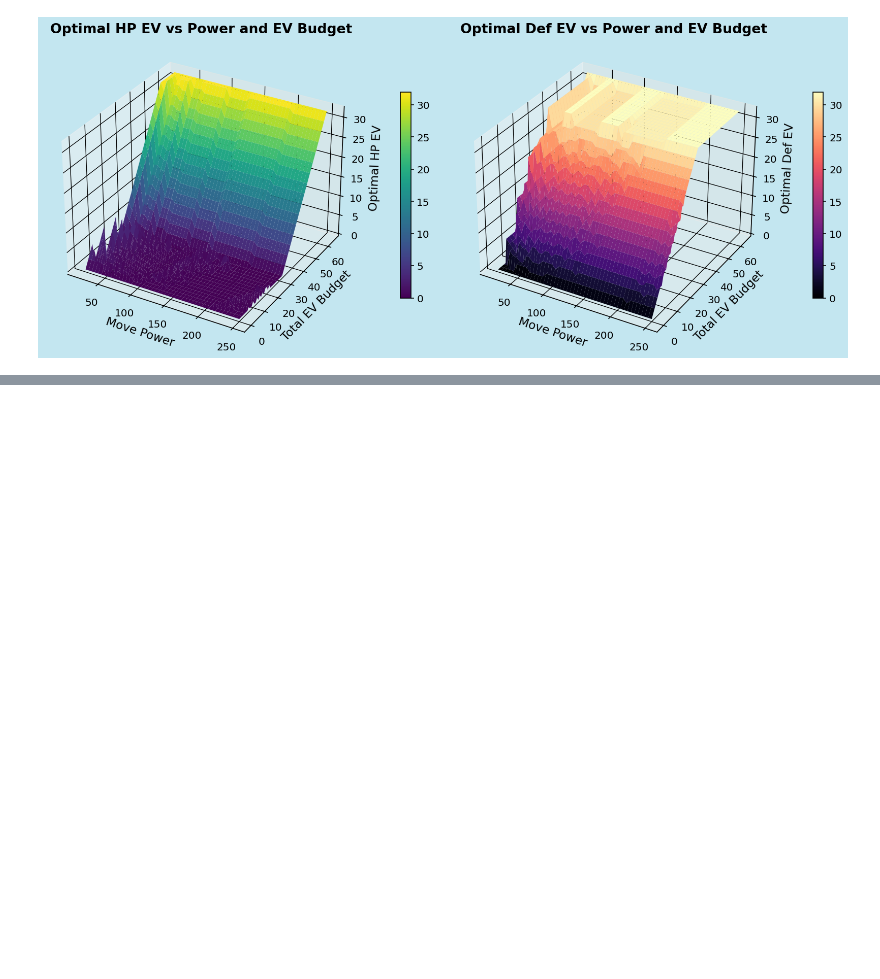
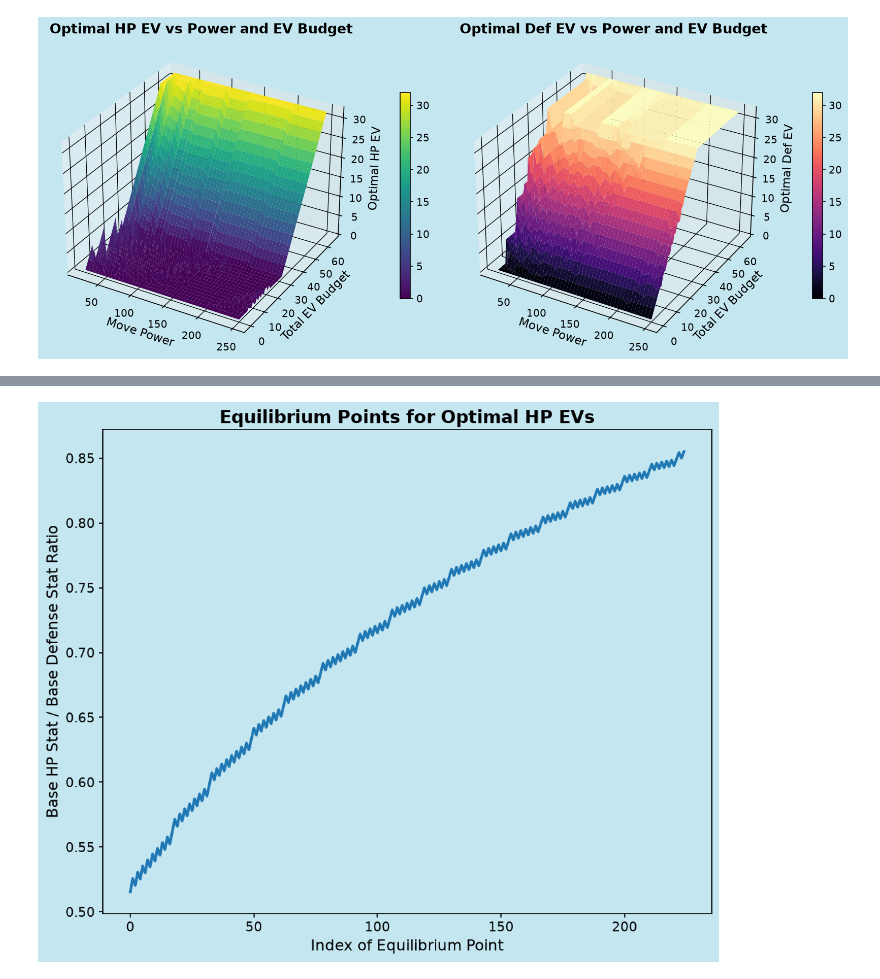
Before and after one commit to switzere/Pokemon-Stat-Optimize, a Jupyter notebook: optimize.ipynb, the cells around one changed output, grey strips where cells are left out. Cells and saved outputs as stored; diff of their text form; code cells hidden in the pictures; blank space fills up the shorter version.

```diff
--- a/optimize.ipynb
+++ b/optimize.ipynb
@@ -1275,0 +1188,7 @@ Minimum Damage Percent: 2.332361516034985
+# %%
+#from stats_grid get all points where the ratio is 0.5
+
+equalibriam_from_sg = np.argwhere(stats_grid == 0.5)+50
+#add ratio to equalibriam_from_sg
+equalibriam_from_sg = np.column_stack((equalibriam_from_sg[:, 0], equalibriam_from_sg[:, 1], equalibriam_from_sg[:, 0]/equalibriam_from_sg[:, 1]))
+equalibriam_from_sg
@@ -1275,0 +1213,10 @@ Minimum Damage Percent: 2.332361516034985
+# %%
+plt.figure(figsize=(10, 8))
+
+plt.plot(equalibriam_from_sg[:, 2])
+plt.title('Equilibrium Points for Optimal HP EVs')
+plt.xlabel('Index of Equilibrium Point')
+plt.ylabel('Base HP Stat / Base Defense Stat Ratio')
+plt.show()
+# %% [output]
+[figure, added]
```
Also changed, not shown: parts of 28 cells of this notebook, 18 other files.
